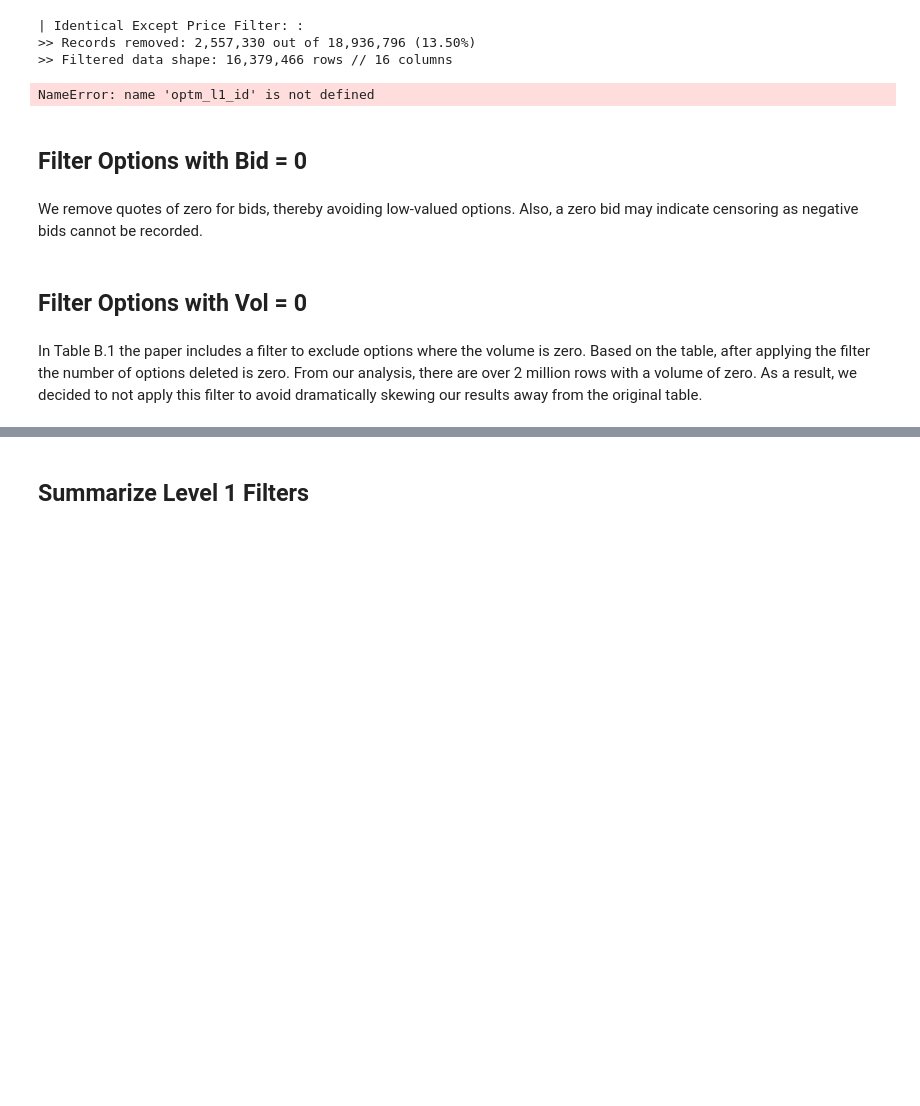
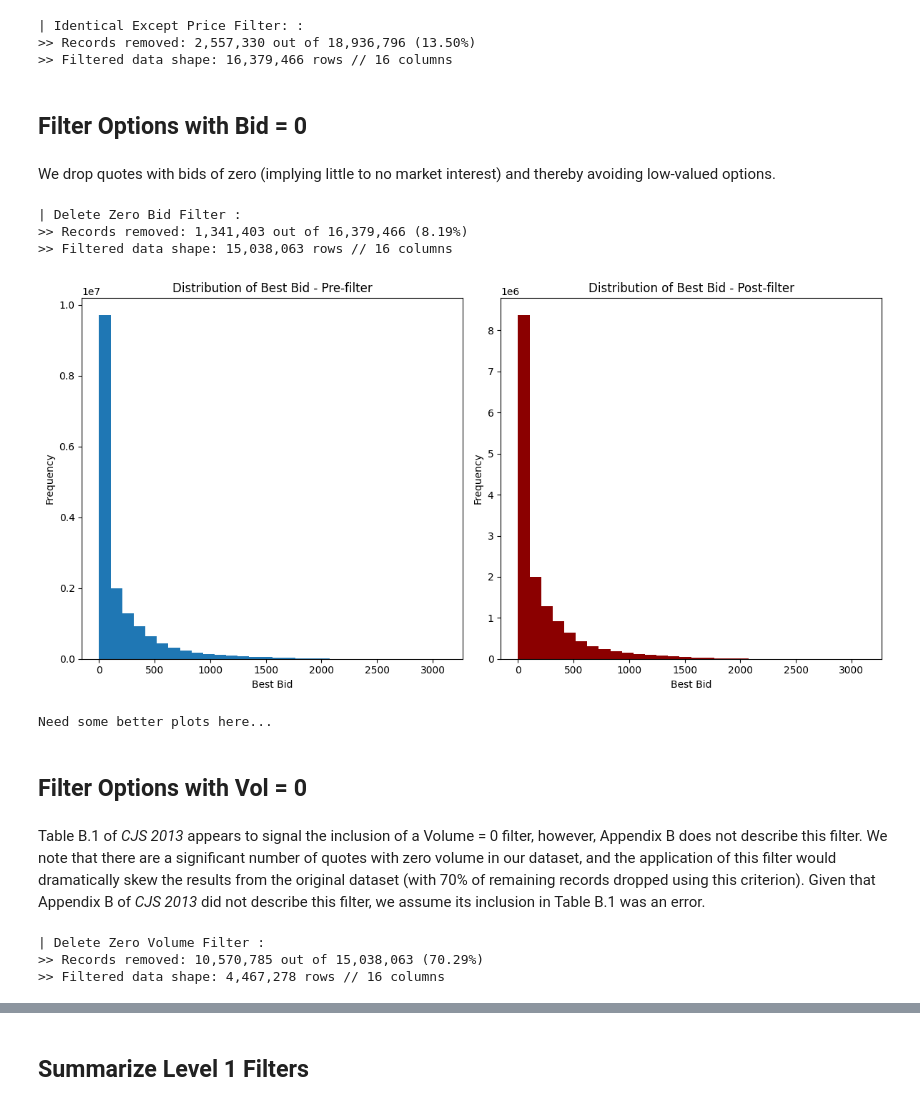
Before and after one commit to jmbejara/constantinides_2013_options, a Jupyter notebook: notebooks/combined_filters.ipynb, the cells around one changed output, grey strips where cells are left out. Drawn from its saved outputs; the diff is of its cells as text; code cells hidden in the pictures; blank space fills up the shorter version.

Commit message:
L1 filters code cleanup complete. L2 filters in progress

```diff
--- a/notebooks/combined_filters.ipynb
+++ b/notebooks/combined_filters.ipynb
@@ -416,45 +416,46 @@ compare_filtered_data_to_orig(spx_filtered_2, spx_filtered, "Identical Except Pr
 | Identical Except Price Filter: :
 >> Records removed: 2,557,330 out of 18,936,796 (13.50%)
 >> Filtered data shape: 16,379,466 rows // 16 columns
-# %%
-duplicate_counts = optm_l1_id.groupby(['date', 'cp_flag', 'strike_price', 'exdate']).size().reset_index(name='count')
-duplicate_counts = duplicate_counts.loc[duplicate_counts['count'] > 1]
-
-fig, ax = plt.subplots(figsize=(12, 8))
-sns.barplot(x='date', y='count', hue='cp_flag', data=duplicate_counts)
-ax.set_xlabel('date')
-ax.set_ylabel('count')
-ax.set_title('Distribution of Duplicate Observations - Identical Terms Except Price')
-plt.show()
-# %% [output]
-NameError: name 'optm_l1_id' is not defined
 # %% [markdown]
 ## Filter Options with Bid = 0
 # %% [markdown]
-We remove quotes of zero for bids, thereby avoiding low-valued options. Also, a zero bid may indicate censoring as negative bids
-cannot be recorded.
+We drop quotes with bids of zero (implying little to no market interest) and thereby avoiding low-valued options.
 # %%
-optm_l1_zbid = f1.delete_zero_bid_filter(optm_l1_id)
+spx_filtered_3 = f1.delete_zero_bid_filter(spx_filtered_2)
+compare_filtered_data_to_orig(spx_filtered_3, spx_filtered_2, "Delete Zero Bid Filter")
+# %% [output]
+| Delete Zero Bid Filter :
+>> Records removed: 1,341,403 out of 16,379,466 (8.19%)
+>> Filtered data shape: 15,038,063 rows // 16 columns
 # %%
 fig, axes = plt.subplots(1, 2, figsize=(12, 6))
 
 # Plot distribution of best_bid for optm_l1_id
-axes[0].hist(optm_l1_id['best_bid'], bins=30)
+axes[0].hist(spx_filtered_2['best_bid'], bins=30)
 axes[0].set_xlabel('Best Bid')
 axes[0].set_ylabel('Frequency')
 axes[0].set_title('Distribution of Best Bid - Pre-filter')
 
 # Plot distribution of best_bid for optm_l1_zbid
-axes[1].hist(optm_l1_zbid['best_bid'], bins=30, color='darkred')
+axes[1].hist(spx_filtered_3['best_bid'], bins=30, color='darkred')
 axes[1].set_xlabel('Best Bid')
 axes[1].set_ylabel('Frequency')
 axes[1].set_title('Distribution of Best Bid - Post-filter')
 
 plt.tight_layout()
 plt.show()
+print("Need some better plots here...")
+# %% [output]
+[figure, added]
+Need some better plots here...
 # %% [markdown]
 ## Filter Options with Vol = 0
 # %% [markdown]
-In Table B.1 the paper includes a filter to exclude options where the volume is zero. Based on the table, after applying the filter the number of options deleted is zero. From our analysis, there are over 2 million rows with a volume of zero. As a result, we decided to not apply this filter to avoid dramatically skewing our results away from the original table.
+Table B.1 of *CJS 2013* appears to signal the inclusion of a Volume = 0 filter, however, Appendix B does not describe this filter. We note that there are a significant number of quotes with zero volume in our dataset, and the application of this filter would dramatically skew the results from the original dataset (with 70% of remaining records dropped using this criterion). Given that Appendix B of *CJS 2013* did not describe this filter, we assume its inclusion in Table B.1 was an error.
 # %%
-optm_l1_zvol = f1.delete_zero_volume_filter(optm_l1_zbid)
+spx_filtered_4 = f1.delete_zero_volume_filter(spx_filtered_3)
+compare_filtered_data_to_orig(spx_filtered_4, spx_filtered_3, "Delete Zero Volume Filter")
+# %% [output]
+| Delete Zero Volume Filter :
+>> Records removed: 10,570,785 out of 15,038,063 (70.29%)
+>> Filtered data shape: 4,467,278 rows // 16 columns
```
Also changed, not shown: parts of 14 cells of this notebook, 1 other file.
